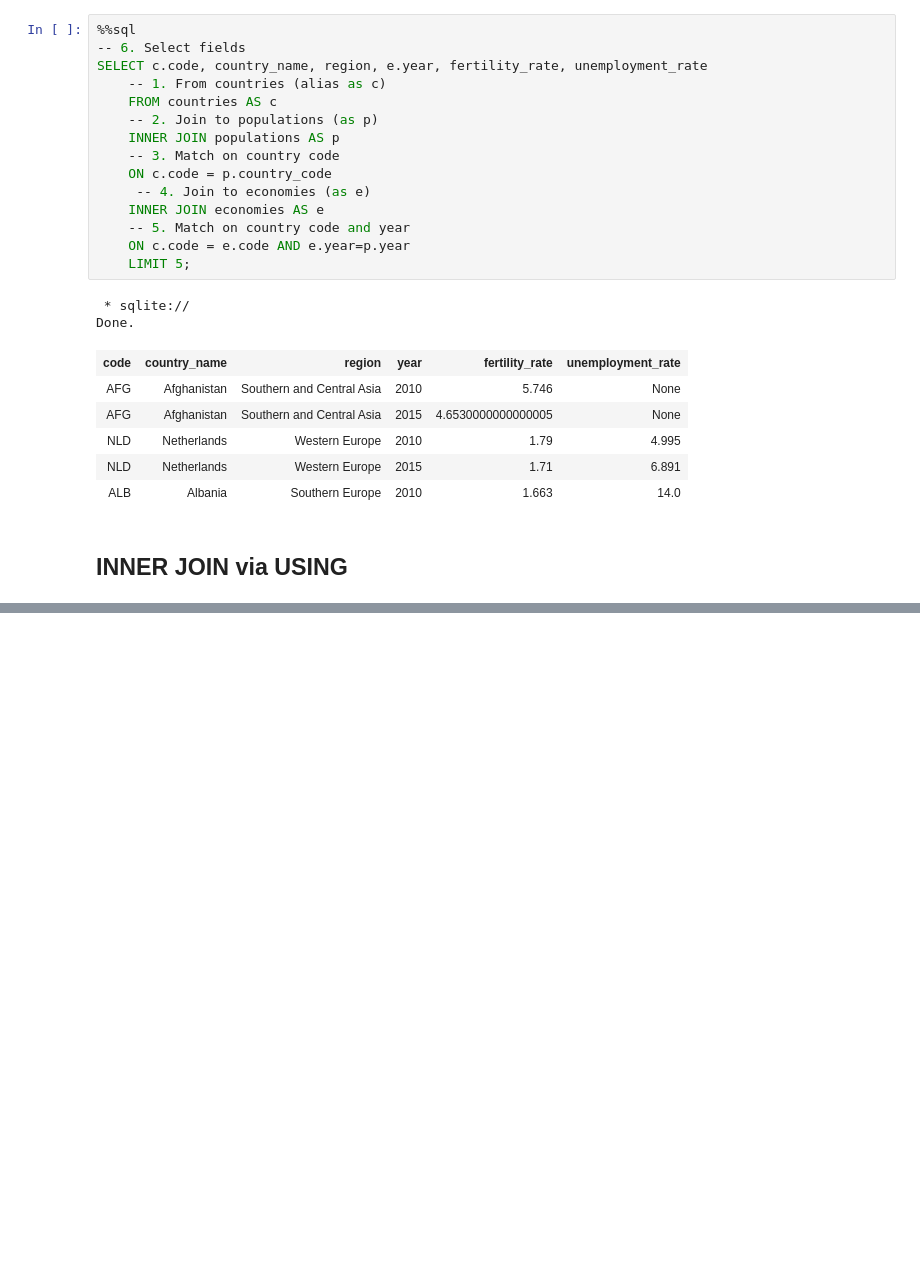
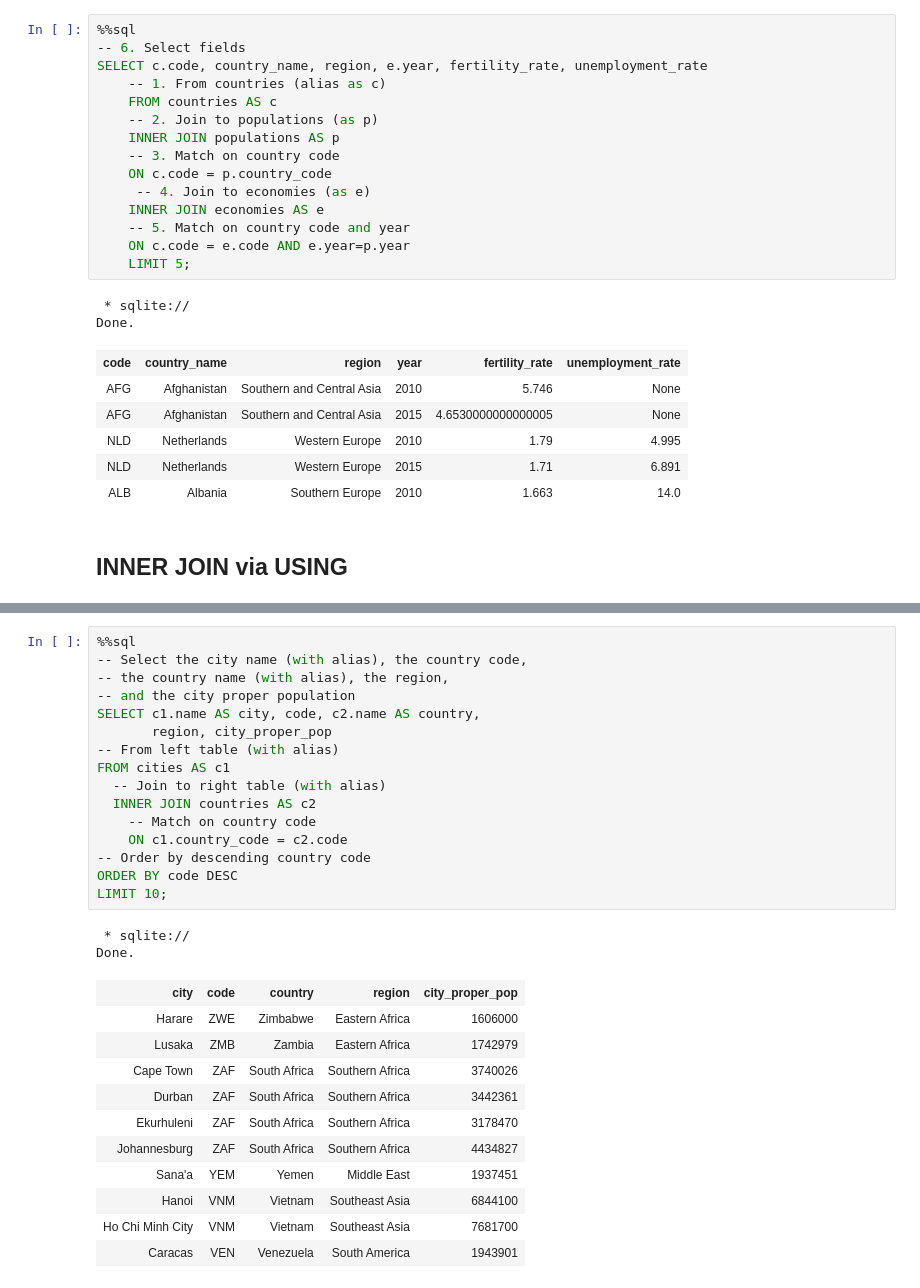
Before and after one commit to VictorOmondi1997/Joining-Data-in-SQL, a Jupyter notebook: Joining Data in SQL.ipynb, the cells around one changed output, grey strips where cells are left out. Saved outputs shown, nothing was run; the diff lists cells and outputs as text; blank space fills up the shorter version.

```diff
--- a/Joining Data in SQL.ipynb
+++ b/Joining Data in SQL.ipynb
@@ -295,0 +575,30 @@ Done.
+# %%
+%%sql
+-- Select the city name (with alias), the country code,
+-- the country name (with alias), the region,
+-- and the city proper population
+SELECT c1.name AS city, code, c2.name AS country,
+       region, city_proper_pop
+-- From left table (with alias)
+FROM cities AS c1
+  -- Join to right table (with alias)
+  INNER JOIN countries AS c2
+    -- Match on country code
+    ON c1.country_code = c2.code
+-- Order by descending country code
+ORDER BY code DESC
+LIMIT 10;
+# %% [output]
+ * sqlite://
+Done.
+| city | code | country | region | city_proper_pop |
+| Harare | ZWE | Zimbabwe | Eastern Africa | 1606000 |
+| Lusaka | ZMB | Zambia | Eastern Africa | 1742979 |
+| Cape Town | ZAF | South Africa | Southern Africa | 3740026 |
+| Durban | ZAF | South Africa | Southern Africa | 3442361 |
+| Ekurhuleni | ZAF | South Africa | Southern Africa | 3178470 |
+| Johannesburg | ZAF | South Africa | Southern Africa | 4434827 |
+| Sana'a | YEM | Yemen | Middle East | 1937451 |
+| Hanoi | VNM | Vietnam | Southeast Asia | 6844100 |
+| Ho Chi Minh City | VNM | Vietnam | Southeast Asia | 7681700 |
+| Caracas | VEN | Venezuela | South America | 1943901 |
```
Also changed, not shown: parts of 37 cells of this notebook.
